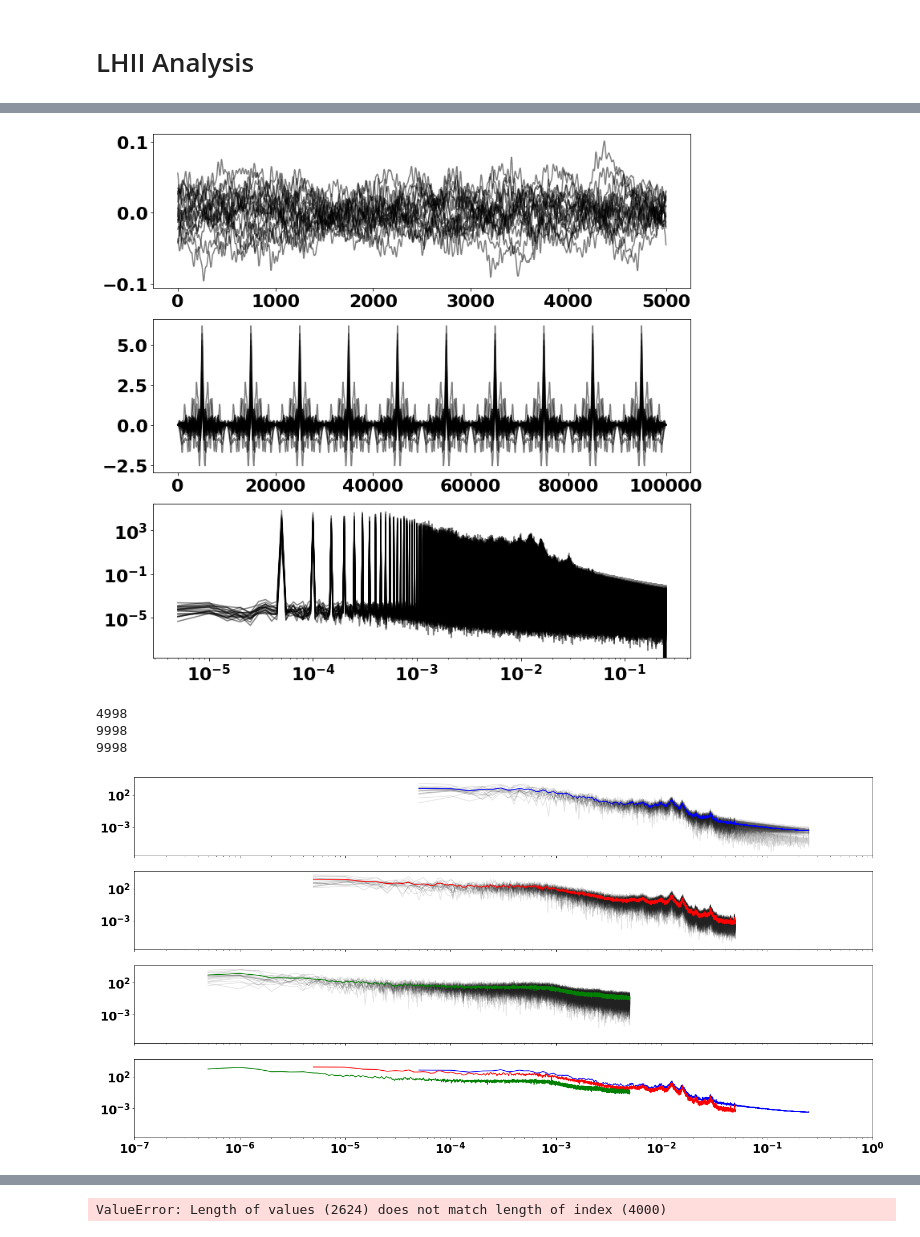
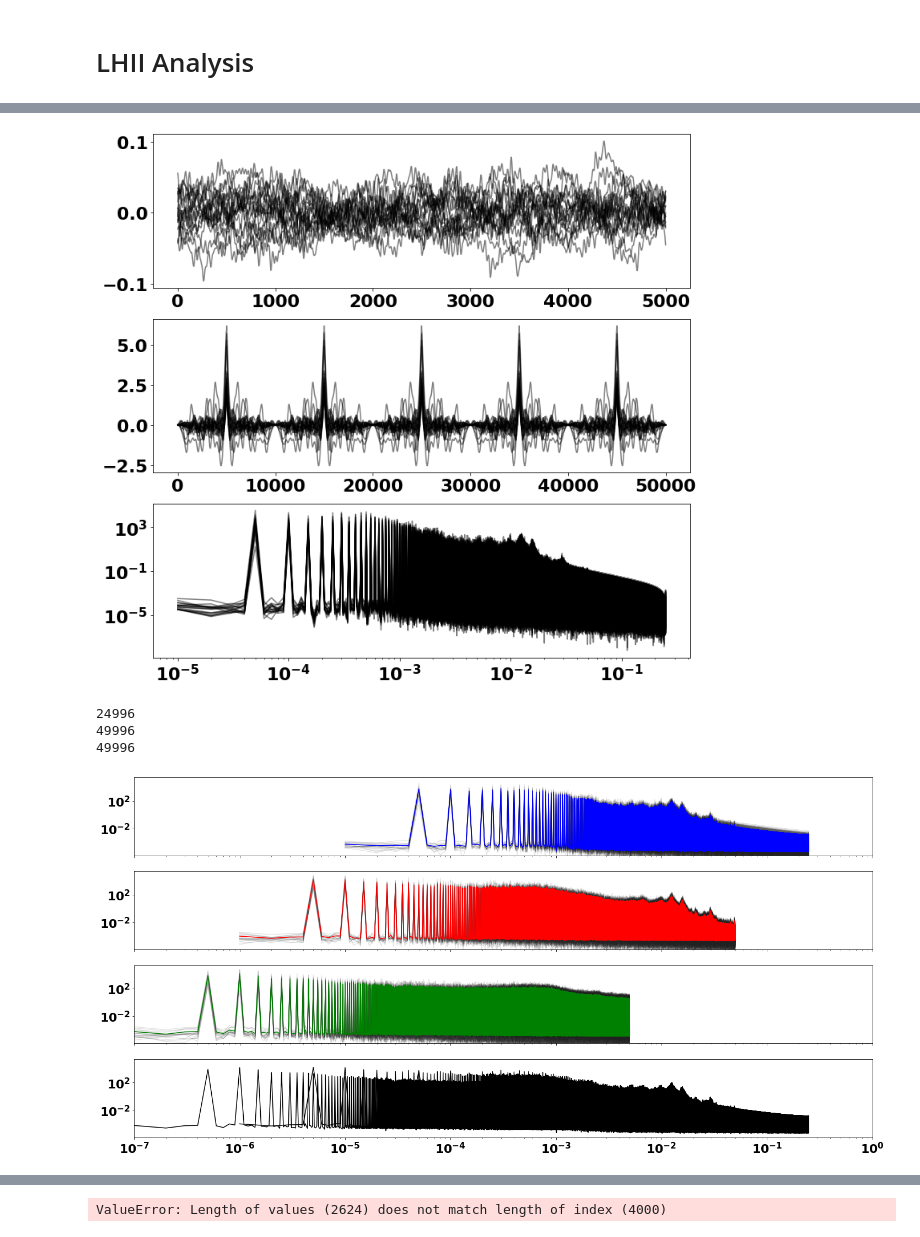
Before and after one commit to Oliver-Feighan/SpectralDensity, a Jupyter notebook: analysis/analysis.ipynb, the cells around one changed output, grey strips where cells are left out. Drawn from its saved outputs; the diff is of its cells as text; code cells hidden in the pictures.

```diff
--- a/analysis/analysis.ipynb
+++ b/analysis/analysis.ipynb
@@ -37,11 +32,13 @@ closest_neighbours = np.where(avg_d < 1.5)[0]
 
 fig, ax = plt.subplots(3,1)
 
-for n, color in zip([10], ['red', 'blue', 'green']):
+for n, color in zip([5], ['red', 'blue', 'green']):
     for i in closest_neighbours:
         x = Mg_d[:,i] - np.mean(Mg_d[:,i])
 
-        autocorr = analysis.autocorr(x)
+        autocorr = first_half(analysis.autocorr(x))
+
+        autocorr = np.concatenate((autocorr, autocorr[::-1]))
 
         repeated = np.tile(autocorr, n)
 
@@ -49,16 +46,19 @@ for n, color in zip([10], ['red', 'blue', 'green']):
 
         spectrum_normal_domain = np.fft.fftfreq(len(autocorr) * n, dt)
 
+        hilbert = scipy.signal.hilbert(np.real(spectrum))
+
         ax[0].plot(x, alpha=0.5, color='black')
         ax[1].plot(repeated, alpha=0.5, color='black')
         ax[2].plot(first_half(spectrum_normal_domain), abs(first_half(spectrum)), alpha=0.5, color='black')
+        #ax[2].plot(first_half(spectrum_normal_domain), abs(first_half(np.abs(hilbert))), alpha=0.5, color='red')
 
 ax[2].set_xscale('log')
 ax[2].set_yscale('log')
 
 fig.set_size_inches(12,12)
 # %% [output]
-[figure, old version]
+[figure, new version]
 # %%
 spectra_1000ps, domain_1000ps = np.load('1000ps_100fs_LHII_spectra.npy'), np.load('1000ps_100fs_LHII_domain.npy')
 spectra_100ps, domain_100ps = np.load('100ps_10fs_LHII_spectra.npy'), np.load('100ps_10fs_LHII_domain.npy')
@@ -66,41 +66,41 @@ spectra_10ps, domain_10ps = np.load('10ps_2fs_LHII_spectra.npy'), np.load('10ps_
 
 fig, ax = plt.subplots(4,1, sharex=True, sharey=True)
 
 ax[0].set_xlim(1e-7, 1)
 #ax[0].set_ylim(1e-10, 0.1)
 ax[0].set_xscale('log')
 ax[0].set_yscale('log')
 
 for i in range(spectra_10ps.shape[0]):
     ax[0].plot(first_half(domain_10ps), first_half(abs(spectra_10ps[i])), alpha=0.1, color='black')
 
 for i in range(spectra_100ps.shape[0]):
     ax[1].plot(first_half(domain_100ps), first_half(abs(spectra_100ps[i])), alpha=0.1, color='black')
 
 for i in range(spectra_1000ps.shape[0]):
     ax[2].plot(first_half(domain_1000ps), first_half(abs(spectra_1000ps[i])), alpha=0.1, color='black')
 
 
 avg_spectra_10ps = first_half(np.mean(abs(spectra_10ps), axis=0))
 avg_spectra_100ps = first_half(np.mean(abs(spectra_100ps), axis=0))
 avg_spectra_1000ps = first_half(np.mean(abs(spectra_1000ps), axis=0))
 
-ax[0].plot(first_half(domain_10ps), avg_spectra_10ps, color='blue')
-ax[1].plot(first_half(domain_100ps), avg_spectra_100ps, color='red')
-ax[2].plot(first_half(domain_1000ps), avg_spectra_1000ps, color='green')
+ax[0].plot(first_half(domain_10ps), np.abs(avg_spectra_10ps), color='blue')
+ax[1].plot(first_half(domain_100ps), np.abs(avg_spectra_100ps), color='red')
+ax[2].plot(first_half(domain_1000ps), np.abs(avg_spectra_1000ps), color='green')
 
-ax[3].plot(first_half(domain_10ps), avg_spectra_10ps, color='blue')
-ax[3].plot(first_half(domain_100ps), avg_spectra_100ps, color='red')
-ax[3].plot(first_half(domain_1000ps), avg_spectra_1000ps, color='green')
+ax[3].plot(first_half(domain_10ps), avg_spectra_10ps, color='black')
+ax[3].plot(first_half(domain_100ps), avg_spectra_100ps, color='black')
+ax[3].plot(first_half(domain_1000ps), avg_spectra_1000ps, color='black')
 
 fig.set_size_inches(24, 12)
 
 print(len(first_half(domain_10ps)))
 print(len(first_half(domain_100ps)))
 print(len(first_half(domain_1000ps)))
 # %% [output]
-4998
-9998
-9998
+24996
+49996
+49996
-[figure, old version]
+[figure, new version]
 # %%
```
Also changed, not shown: parts of 2 cells of this notebook, 6 other files.
